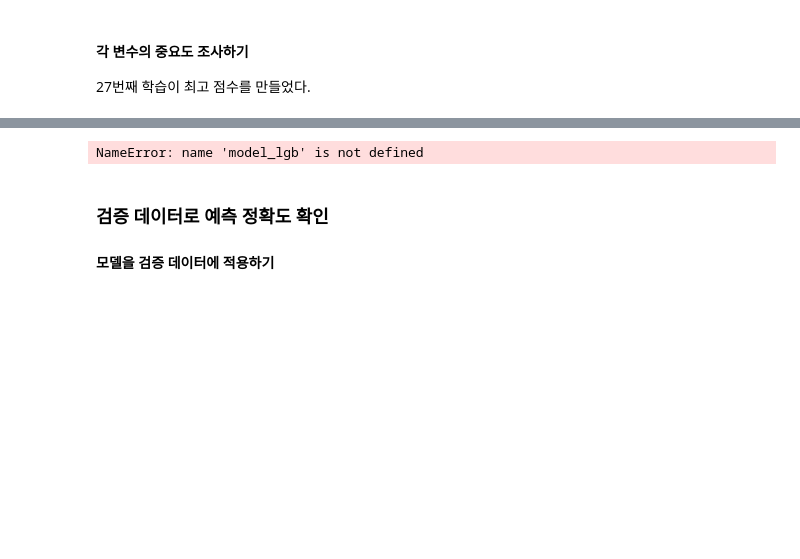
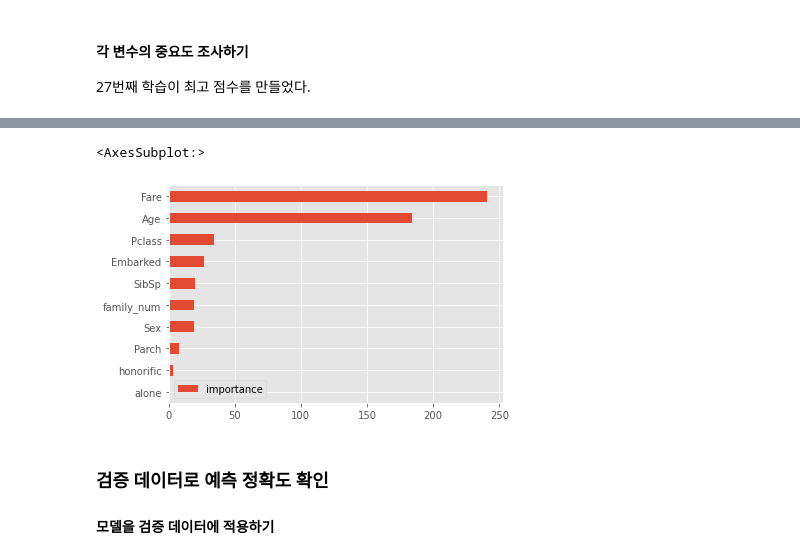
Before and after one commit to whdgus928/Study, a Jupyter notebook: Data Analysis/kaggle/kaggle_titanic.ipynb, the cells around one changed output, grey strips where cells are left out. Cells and saved outputs as stored; diff of their text form; code cells hidden in the pictures; blank space fills up the shorter version.

```diff
--- a/Data Analysis/kaggle/kaggle_titanic.ipynb
+++ b/Data Analysis/kaggle/kaggle_titanic.ipynb
@@ -855,8 +885,9 @@ NameError: name 'model_lgb' is not defined
 # %%
-importance=pd.DataFrame(model_lgb.feature_importance(),index=X_train.columns,cloumns=['importance']).sort_values(by='importance',ascending=True)
+importance=pd.DataFrame(model_lgb.feature_importance(),index=X_train.columns,columns=['importance']).sort_values(by='importance',ascending=True)
 importance.plot.barh()
 # %% [output]
-NameError: name 'model_lgb' is not defined
+<AxesSubplot:>
+[figure, added]
 # %% [markdown]
 ### 검증 데이터로 예측 정확도 확인
 #### 모델을 검증 데이터에 적용하기
```
Also changed, not shown: parts of 26 cells of this notebook.
